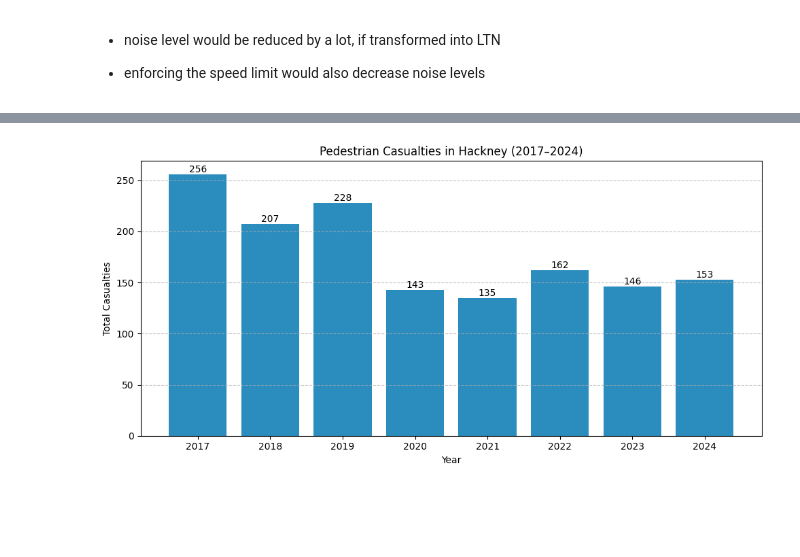
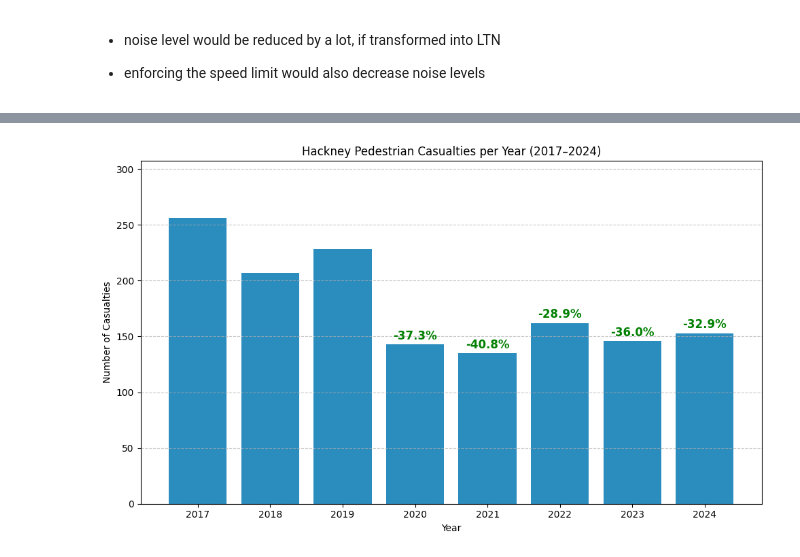
Before and after one commit to jtoe05/Group_Data_Analysis, a Jupyter notebook: Traffic_data/traffic_analysis.ipynb, the cells around one changed output, grey strips where cells are left out. Saved outputs shown, nothing was run; the diff lists cells and outputs as text; code cells hidden in the pictures; blank space fills up the shorter version.

```diff
--- a/Traffic_data/traffic_analysis.ipynb
+++ b/Traffic_data/traffic_analysis.ipynb
@@ -275,78 +281,81 @@ plt.show()
 - filtered by Hackney --> most LTNs there
 # %%
+# Hackney pedestrian casualties per year (2017–2024) with percentage decline annotated since 2019
 import pandas as pd
 import matplotlib.pyplot as plt
 
 excel_path = "casualties.xlsx"
 
-# FIX 1: The correct header is at index 3 (Row 4 in Excel)
+# Read the correct table and header
 table12 = pd.read_excel(excel_path, sheet_name="Table 12", header=3)
-
-# Normalize column names
 table12.columns = [str(c).strip() for c in table12.columns]
 
-# Helper to find columns
 def find_col_by_keywords(cols, keywords):
     for c in cols:
         if all(k.lower() in c.lower() for k in keywords):
             return c
     return None
 
-# Identify key columns
 borough_col = find_col_by_keywords(table12.columns, ['borough'])
 cas_mode_col = find_col_by_keywords(table12.columns, ['mode'])
 severity_col = find_col_by_keywords(table12.columns, ['severity'])
 
 if not all([borough_col, cas_mode_col, severity_col]):
     print("Could not find all required columns.")
     print("Available columns:", table12.columns.tolist())
 else:
-    # FIX 2: Filter for 'Total' severity to avoid summing Fatal + Serious + Slight + Total (double counting)
     mask = (
         (table12[borough_col].astype(str).str.strip().str.lower() == 'hackney') &
         (table12[cas_mode_col].astype(str).str.strip().str.lower() == 'pedestrian') &
         (table12[severity_col].astype(str).str.strip().str.lower() == 'total')
     )
-
     hackney_ped = table12[mask]
-
-    if hackney_ped.empty:
-        print("No matching rows found.")
+    years = [str(y) for y in range(2017, 2025)]
+    values = []
+    for y in years:
+        col_match = next((c for c in table12.columns if y in c), None)
+        if col_match:
+            val = pd.to_numeric(hackney_ped[col_match], errors='coerce').fillna(0).sum()
+            values.append(int(val))
+        else:
+            values.append(0)
+            print(f"Warning: Column for year {y} not found.")
+    # Calculate percentage decline since 2019
+    if '2019' in years:
+        idx_2019 = years.index('2019')
+        base_value = values[idx_2019]
+        percent_decline = []
+        for v in values[idx_2019:]:
+            if base_value and base_value > 0:
+                decline = ((base_value - v) / base_value) * 100
+                percent_decline.append(decline)
+            else:
+                percent_decline.append(0)
     else:
-        # Years 2017 to 2024
-        years = [str(y) for y in range(2017, 2025)]
-
-        values = []
-        for y in years:
-            # Find column that contains the year (e.g., "2017 casualty count")
-            col_match = next((c for c in table12.columns if y in c), None)
-
-            if col_match:
-                val = pd.to_numeric(hackney_ped[col_match], errors='coerce').fillna(0).sum()
-                values.append(int(val))
-            else:
-                values.append(0)
-                print(f"Warning: Column for year {y} not found.")
-
-        # Plotting
-        plt.figure(figsize=(10, 5))
-        bars = plt.bar(years, values, color="#2b8cbe")
-
-        # Add value labels on top of bars
-        for bar in bars:
-            height = bar.get_height()
-            plt.text(bar.get_x() + bar.get_width()/2., height,
-                     f'{height}',
-                     ha='center', va='bottom')
-
-        plt.title("Pedestrian Casualties in Hackney (2017–2024)")
-        plt.xlabel("Year")
-        plt.ylabel("Total Casualties")
-        plt.grid(axis='y', linestyle='--', alpha=0.7)
-        plt.tight_layout()
-        plt.show()
-
-        print('\nPedestrian casualties in Hackney (2017–2024):')
-        print(pd.DataFrame({'Year': years, 'Casualties': values}))
+        percent_decline = [0]*len(years[idx_2019:])
+        idx_2019 = 0
+    # Plot casualties per year with percentage decline annotated since 2019
+    plt.figure(figsize=(10, 6))
+    bars = plt.bar(years, values, color="#2b8cbe")
+    plt.title("Hackney Pedestrian Casualties per Year (2017–2024)")
+    plt.xlabel("Year")
+    plt.ylabel("Number of Casualties")
+    plt.grid(axis='y', linestyle='--', alpha=0.7)
+    plt.ylim(0, max(values)*1.2)
+    # Annotate each bar with percentage decline (only for years since 2019)
+    for i, bar in enumerate(bars):
+        height = bar.get_height()
+        if i < idx_2019:
+            label = ""
+        elif i == idx_2019:
+            label = ""
+        else:
+            label = f"-{percent_decline[i-idx_2019]:.1f}%"
+        plt.text(bar.get_x() + bar.get_width()/2., height + 2, label, ha='center', va='bottom', color='green', fontsize=12, fontweight='bold')
+    plt.tight_layout()
+    plt.show()
+    print(pd.DataFrame({'Year': years, 'Casualties': values}))
+    if percent_decline:
+        print(f"Total percentage decline from 2019 to {years[-1]}: -{percent_decline[-1]:.1f}%")
 # %% [output]
-[figure, old version]
+[figure, new version]
```
Also changed, not shown: parts of 7 cells of this notebook, 3 other files.
